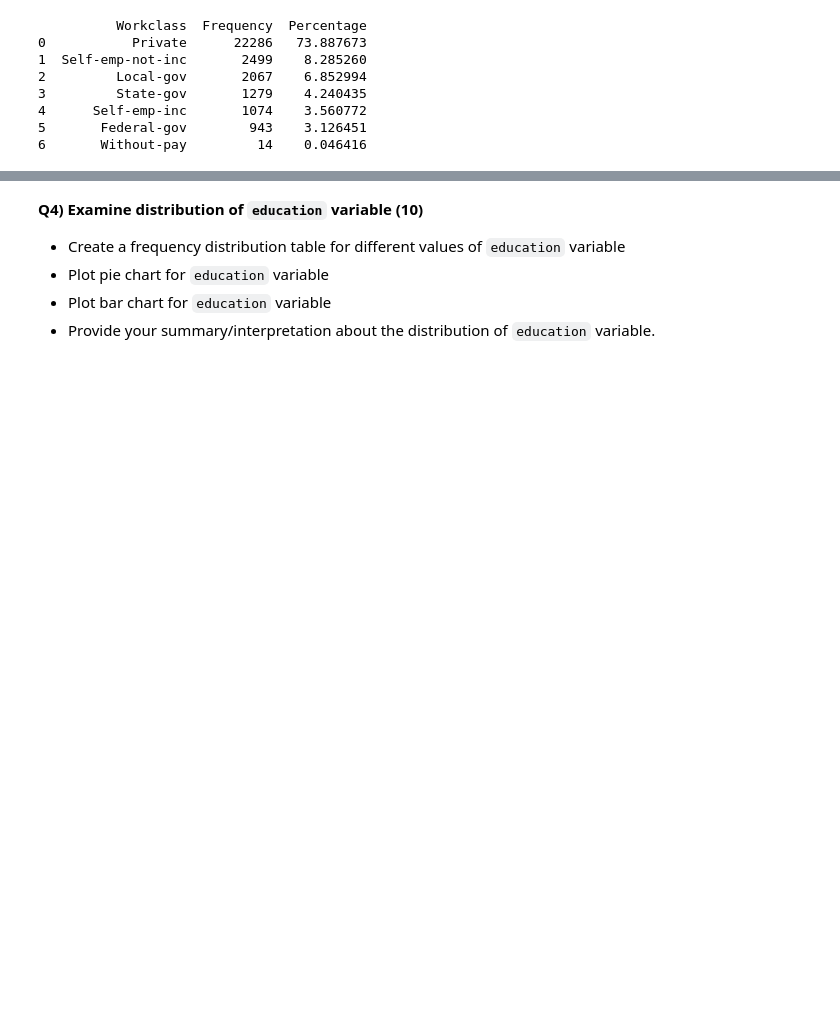
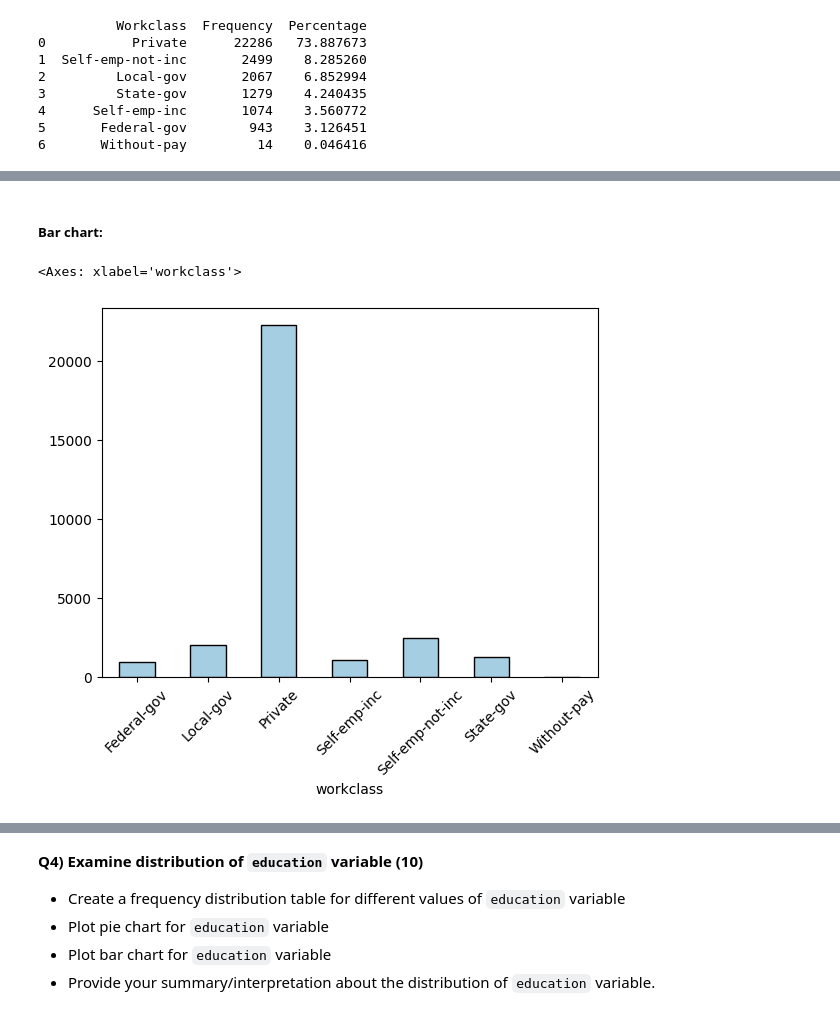
Before and after one commit to DiazHumberto/ASDS_A1, a Jupyter notebook: notebooks/ASDS_A1.ipynb, the cells around one changed output, grey strips where cells are left out. Drawn from its saved outputs; the diff is of its cells as text; code cells hidden in the pictures; blank space fills up the shorter version.

```diff
--- a/notebooks/ASDS_A1.ipynb
+++ b/notebooks/ASDS_A1.ipynb
@@ -72,0 +101,12 @@ print(workclass_freq)
+# %% [markdown]
+##### Bar chart:
+# %%
+df.groupby('workclass').size().plot(
+    kind='bar',
+    rot=45,
+    colormap='Paired',
+    edgecolor='black',
+)
+# %% [output]
+<Axes: xlabel='workclass'>
+[figure, added]
```
Also changed, not shown: parts of 43 cells of this notebook.
